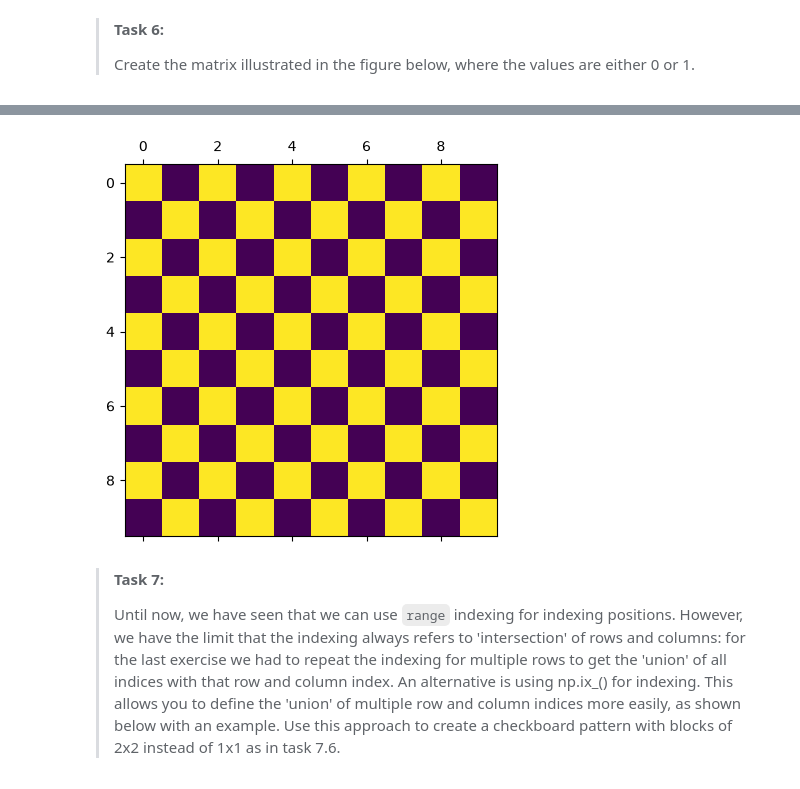
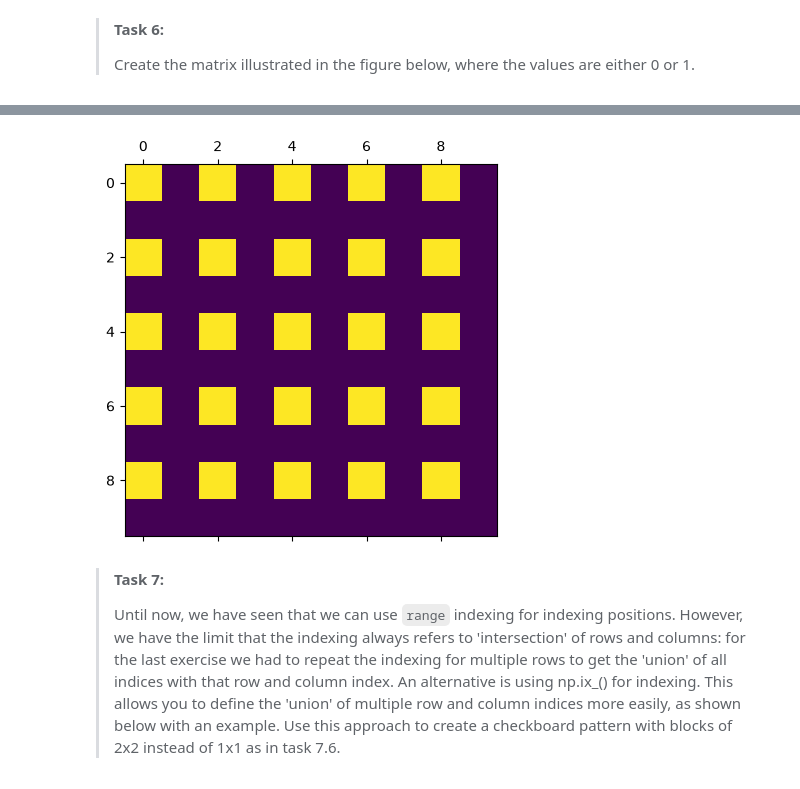
Before and after one commit to xrgerasimidi/WS1.2-Assignment_09092026, a Jupyter notebook: 6_filling_matrix.ipynb, the cells around one changed output, grey strips where cells are left out. Cells and saved outputs as stored; diff of their text form; code cells hidden in the pictures.

```diff
--- a/6_filling_matrix.ipynb
+++ b/6_filling_matrix.ipynb
@@ -84,13 +84,13 @@ plt.show()
 # %%
 A76 = np.zeros((10, 10))
 
-for i in range(10):
-    A76[i, range(i % 2, 10, 2)] = 1
+for i in range(0, 10, 2):
+    A76[i, range(0, 10, 2)] = 1
 
 plt.matshow(A76)
 plt.show()
 # %% [output]
-[figure, old version]
+[figure, new version]
 # %% [markdown]
 > **Task 7:**
 >
```
